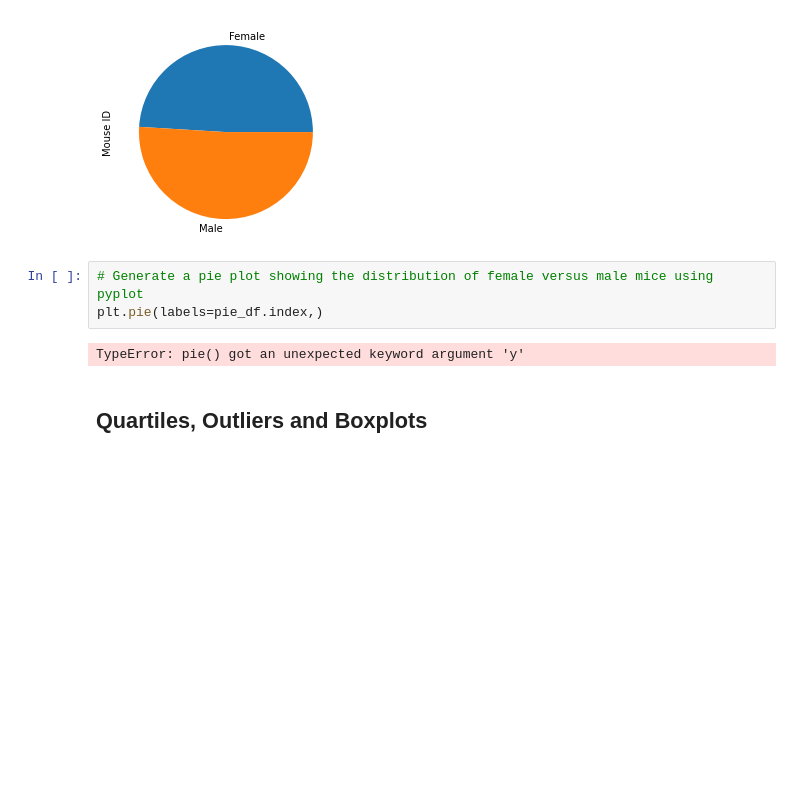
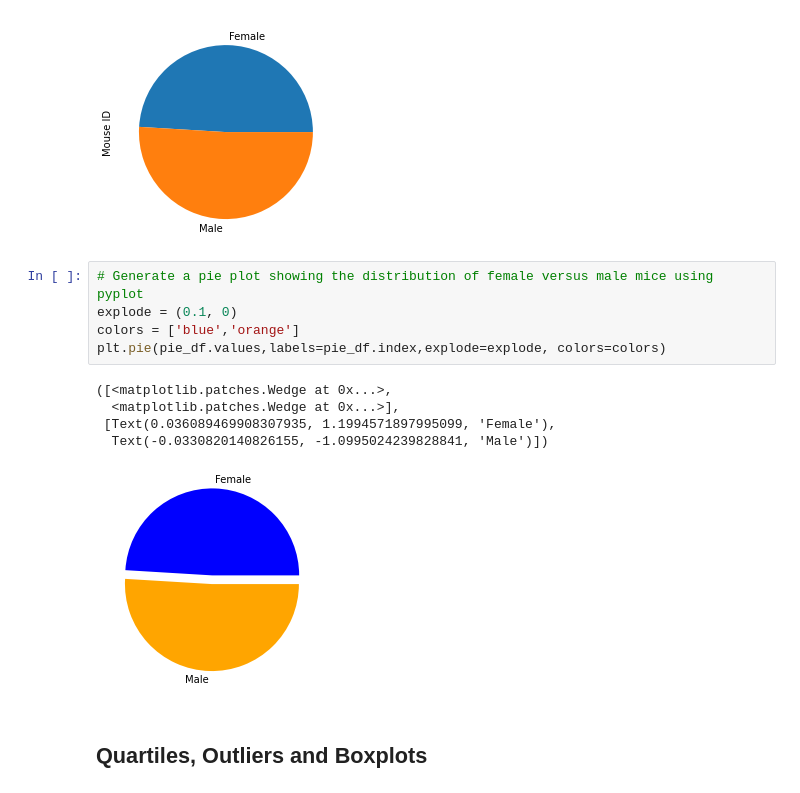
Before and after one commit to carterkioski/matplotlib-challenge, a Jupyter notebook: CarterKioski_Answer/CarterKioski_pymaceuticals.ipynb, the cells around one changed output. Drawn from its saved outputs; the diff is of its cells as text; blank space fills up the shorter version.

```diff
--- a/CarterKioski_Answer/CarterKioski_pymaceuticals.ipynb
+++ b/CarterKioski_Answer/CarterKioski_pymaceuticals.ipynb
@@ -139,9 +139,15 @@ pie_df.plot(kind='pie')
 [figure]
 # %%
 # Generate a pie plot showing the distribution of female versus male mice using pyplot
-plt.pie(labels=pie_df.index,)
+explode = (0.1, 0)
+colors = ['blue','orange']
+plt.pie(pie_df.values,labels=pie_df.index,explode=explode, colors=colors)
 # %% [output]
-TypeError: pie() got an unexpected keyword argument 'y'
+([<matplotlib.patches.Wedge at 0x...>,
+  <matplotlib.patches.Wedge at 0x...>],
+ [Text(0.036089469908307935, 1.1994571897995099, 'Female'),
+  Text(-0.0330820140826155, -1.0995024239828841, 'Male')])
+[figure, added]
 # %% [markdown]
 ## Quartiles, Outliers and Boxplots
 # %%
```
Also changed, not shown: parts of 4 cells of this notebook.
